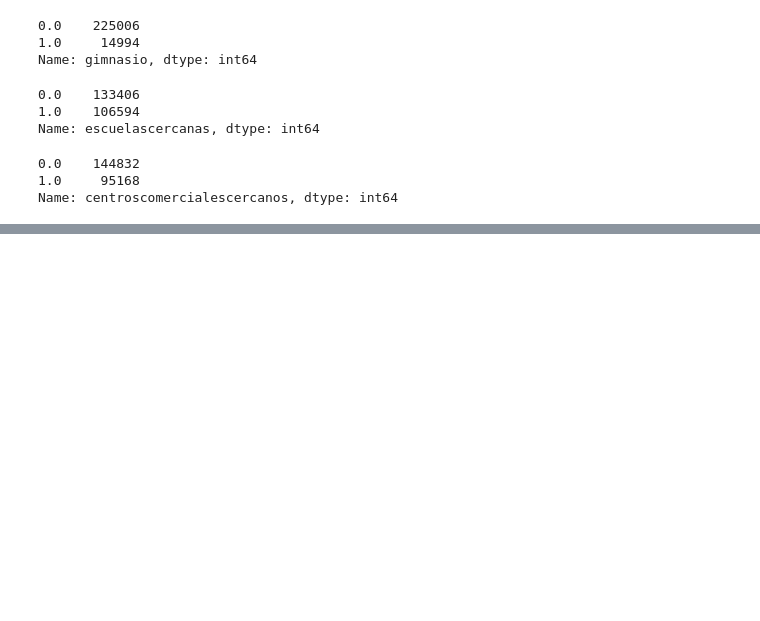
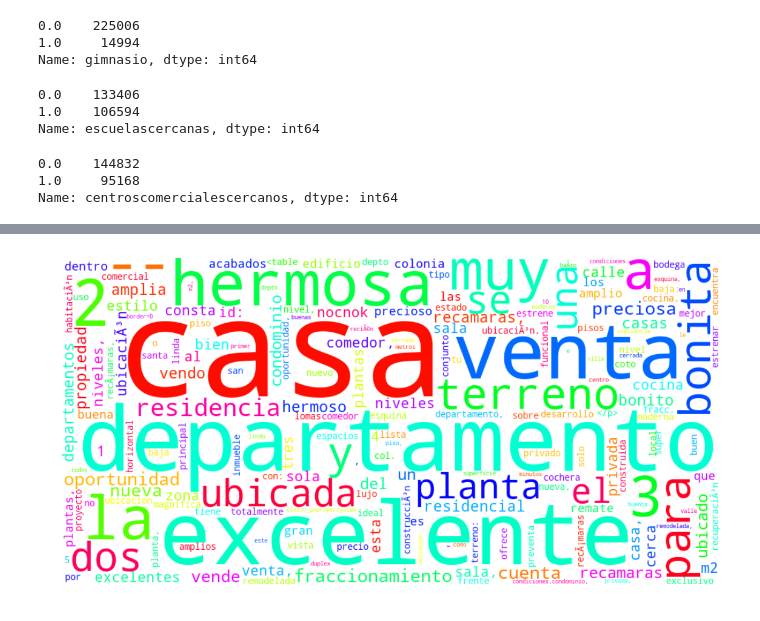
Before and after one commit to camilaserra5/7506-organizacion-de-datos, a Jupyter notebook: general.ipynb, the cells around one changed output, grey strips where cells are left out. Cells and saved outputs as stored; diff of their text form; code cells hidden in the pictures; blank space fills up the shorter version.

```diff
--- a/general.ipynb
+++ b/general.ipynb
@@ -2,6 +2,13 @@
 # Importamos librerías de análisis de datos
 import numpy as np
 import pandas as pd
+
+# plots
+import matplotlib.pyplot as plt
+import seaborn as sns
+sns.set(style="whitegrid")
+%matplotlib inline
+from wordcloud import WordCloud, STOPWORDS
 # %%
 # Cargamos el dataframe
 df = pd.read_csv('train.csv', index_col='id', parse_dates=['fecha'])
@@ -112,3 +117,6 @@ df.centroscomercialescercanos.value_counts().head()
 0.0    144832
 1.0     95168
 Name: centroscomercialescercanos, dtype: int64
+# %%
+first_five = df.descripcion.str.split(n=5, expand=True)
+first_five.head()
@@ -114,0 +131,16 @@ Name: centroscomercialescercanos, dtype: int64
+# %%
+words_df = pd.DataFrame(pd.concat([first_five[0],first_five[1],first_five[2],first_five[3],first_five[4]]))
+words_df.columns = ['word']
+words_df = words_df[(words_df['word']!='en') & (words_df['word']!='de') & (words_df['word']!='con')]
+words_df.word = words_df.word.str.replace('<p>','')
+# %%
+wordcloud= WordCloud(width=1000, height=500, colormap="hsv", background_color='white')
+wordcloud.generate_from_frequencies(frequencies=words_df.word.value_counts())
+
+fig = plt.figure(figsize=(20,10))
+plt.imshow(wordcloud, interpolation='bilinear')
+plt.margins(x=0, y=0)
+plt.axis('off')
+plt.show()
+# %% [output]
+[figure, added]
```
Also changed, not shown: parts of 4 cells of this notebook.
